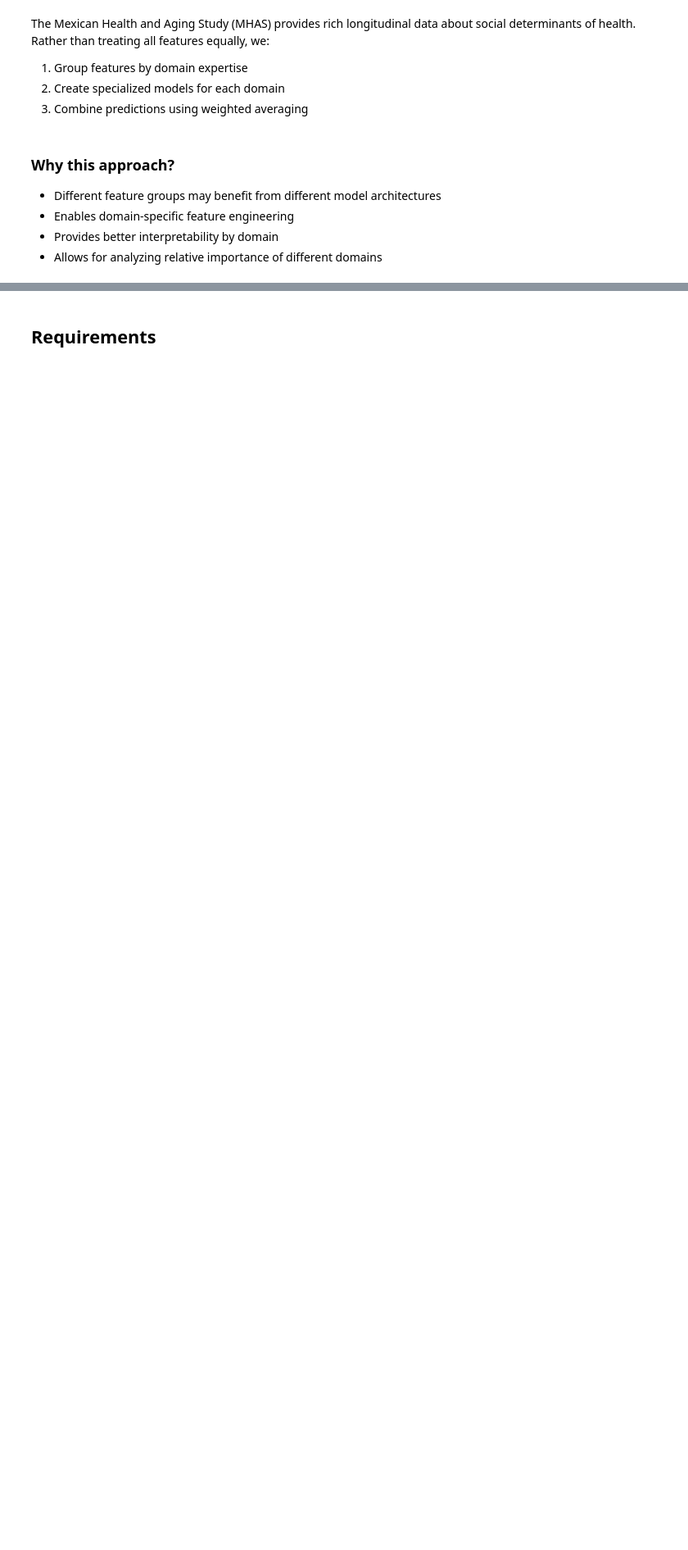
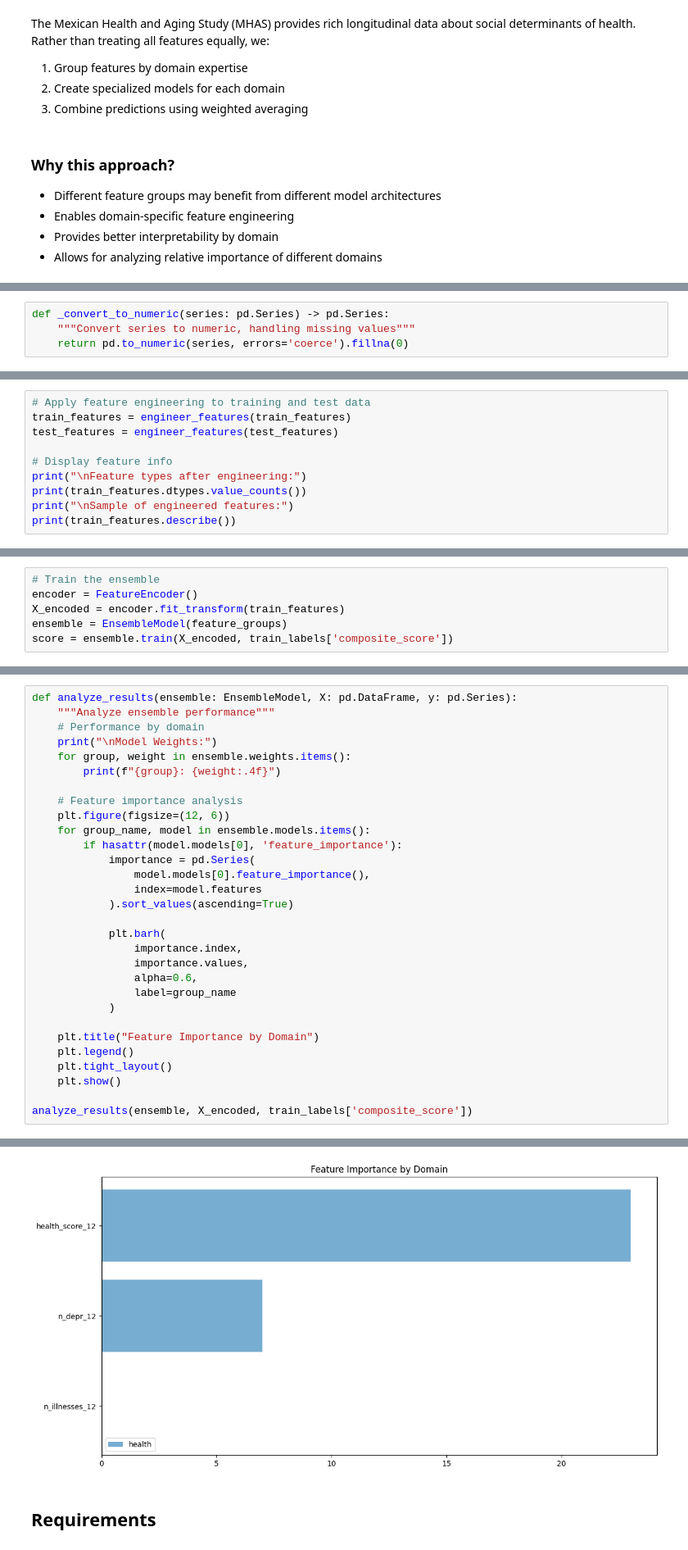
Before and after one commit to emreatilgan/PREPARE-challenge, a Jupyter notebook: notebooks/Domain-Specific Models.ipynb, the cells around one changed output, grey strips where cells are left out. Shown at 82% size. Cells and saved outputs as stored; diff of their text form; blank space fills up the shorter version.

```diff
--- a/notebooks/Domain-Specific Models.ipynb
+++ b/notebooks/Domain-Specific Models.ipynb
@@ -267,0 +147,4 @@ The analysis shows that:
+# %%
+def _convert_to_numeric(series: pd.Series) -> pd.Series:
+    """Convert series to numeric, handling missing values"""
+    return pd.to_numeric(series, errors='coerce').fillna(0)
@@ -267,0 +215,10 @@ The analysis shows that:
+# %%
+# Apply feature engineering to training and test data
+train_features = engineer_features(train_features)
+test_features = engineer_features(test_features)
+
+# Display feature info
+print("\nFeature types after engineering:")
+print(train_features.dtypes.value_counts())
+print("\nSample of engineered features:")
+print(train_features.describe())
@@ -267,0 +434,6 @@ The analysis shows that:
+# %%
+# Train the ensemble
+encoder = FeatureEncoder()
+X_encoded = encoder.fit_transform(train_features)
+ensemble = EnsembleModel(feature_groups)
+score = ensemble.train(X_encoded, train_labels['composite_score'])
@@ -267,0 +479,31 @@ The analysis shows that:
+# %%
+def analyze_results(ensemble: EnsembleModel, X: pd.DataFrame, y: pd.Series):
+    """Analyze ensemble performance"""
+    # Performance by domain
+    print("\nModel Weights:")
+    for group, weight in ensemble.weights.items():
+        print(f"{group}: {weight:.4f}")
+
+    # Feature importance analysis
+    plt.figure(figsize=(12, 6))
+    for group_name, model in ensemble.models.items():
+        if hasattr(model.models[0], 'feature_importance'):
+            importance = pd.Series(
+                model.models[0].feature_importance(),
+                index=model.features
+            ).sort_values(ascending=True)
+
+            plt.barh(
+                importance.index,
+                importance.values,
+                alpha=0.6,
+                label=group_name
+            )
+
+    plt.title("Feature Importance by Domain")
+    plt.legend()
+    plt.tight_layout()
+    plt.show()
+
+analyze_results(ensemble, X_encoded, train_labels['composite_score'])
+# %% [output]
@@ -268,2 +513,3 @@ The analysis shows that:
+[figure, added]
 # %% [markdown]
 ## Requirements
```
Also changed, not shown: parts of 48 cells of this notebook.
